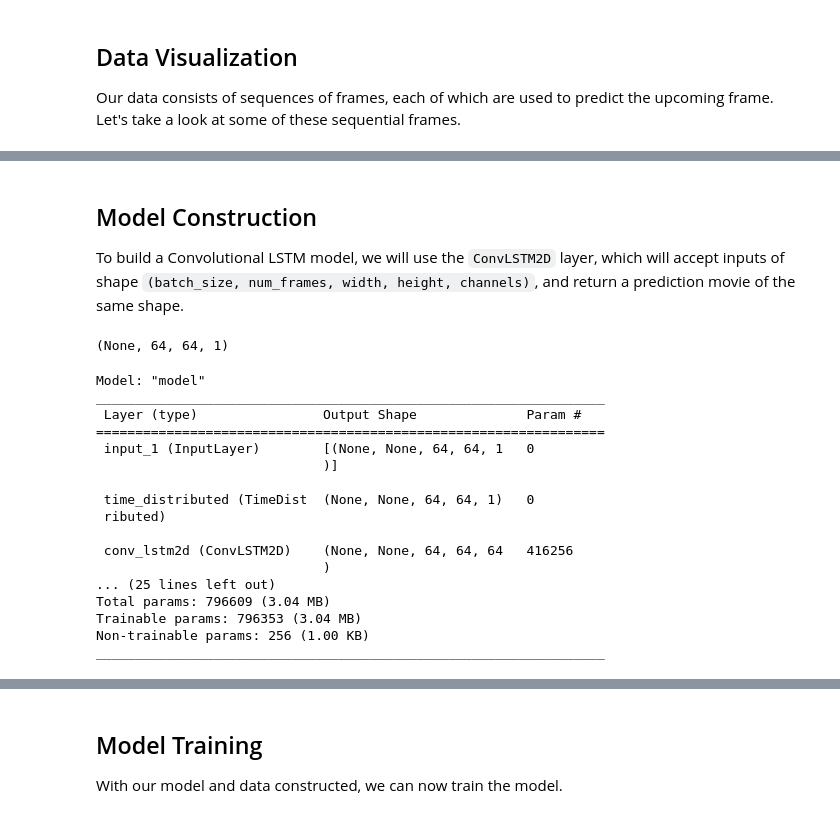
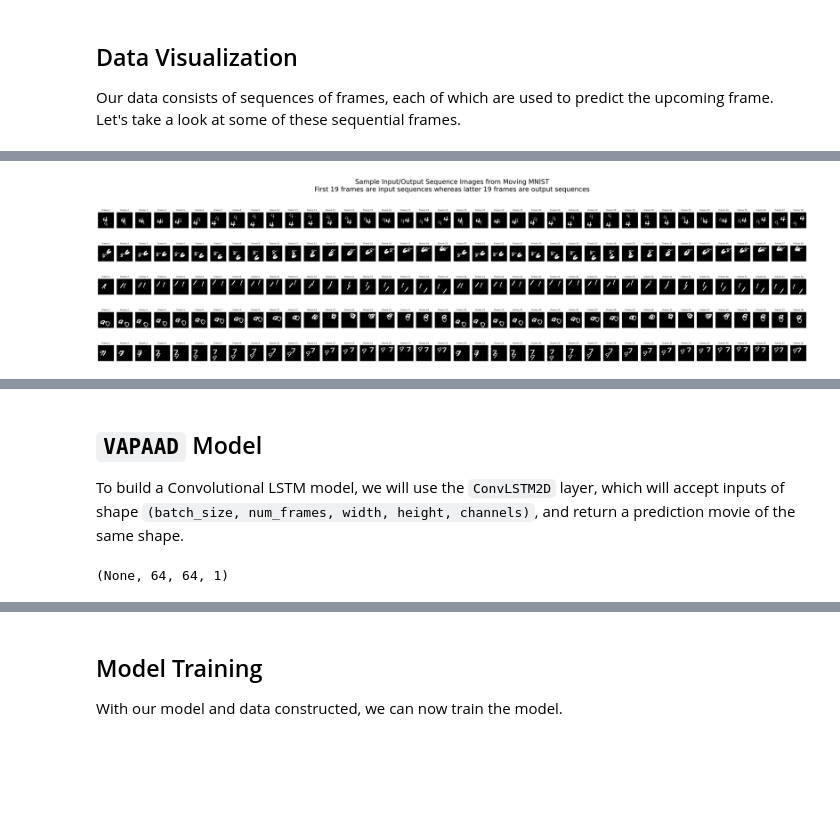
Before and after one commit to yiqiao-yin/WYNAssociates, a Jupyter notebook: docs/ref-deeplearning/ex11k - next frame prediction instruct-vapaad.ipynb, the cells around one changed output, grey strips where cells are left out. Saved outputs shown, nothing was run; the diff lists cells and outputs as text; code cells hidden in the pictures; blank space fills up the shorter version.

```diff
--- a/docs/ref-deeplearning/ex11k - next frame prediction instruct-vapaad.ipynb
+++ b/docs/ref-deeplearning/ex11k - next frame prediction instruct-vapaad.ipynb
@@ -127,0 +123,36 @@ Wall time: 983 ms
+# %%
+import matplotlib.pyplot as plt
+
+def plot_image_sequences(x_train, y_train, num_samples=5):
+    """
+    Plots sequences of input and output images for a number of samples, with titles.
+
+    Args:
+    x_train (np.ndarray): Input image sequences.
+    y_train (np.ndarray): Output image sequences.
+    num_samples (int): Number of samples to plot.
+    """
+    fig, axes = plt.subplots(num_samples, 38, figsize=(38, num_samples * 2))  # Adjusted figsize for title space
+    fig.suptitle("Sample Input/Output Sequence Images from Moving MNIST", fontsize=25, y=1.05)
+    plt.figtext(0.5, 1.01, "First 19 frames are input sequences whereas latter 19 frames are output sequences",
+                ha='center', fontsize=25, va='top')
+
+    for i in range(num_samples):
+        for j in range(19):  # Plot input images
+            axes[i, j].imshow(x_train[i, j, :, :, 0], cmap='gray')
+            axes[i, j].set_title(f'Frame {j + 1}', fontsize=8)
+            axes[i, j].axis('off')
+        for j in range(19):  # Plot output images
+            axes[i, j + 19].imshow(y_train[i, j, :, :, 0], cmap='gray')
+            axes[i, j + 19].set_title(f'Frame {j + 20}', fontsize=8)
+            axes[i, j + 19].axis('off')
+
+    plt.tight_layout()
+    plt.show()
+# %%
+%%time
+
+# Example usage
+plot_image_sequences(x_train, y_train)
+# %% [output]
+[figure, added]
@@ -128,7 +161,4 @@ Wall time: 983 ms
 # %% [markdown]
-## Model Construction
+## `VAPAAD` Model
 
-To build a Convolutional LSTM model, we will use the
-`ConvLSTM2D` layer, which will accept inputs of shape
-`(batch_size, num_frames, width, height, channels)`, and return
-a prediction movie of the same shape.
+To build a Convolutional LSTM model, we will use the `ConvLSTM2D` layer, which will accept inputs of shape `(batch_size, num_frames, width, height, channels)`, and return a prediction movie of the same shape.
@@ -224,27 +281,0 @@ model = vapaad(input_shape=(None, *x_train.shape[2:]))
-# %%
-# Compile the model
-model.compile(
-    optimizer='adam',
-    loss='mean_squared_error'
-)
-
-# Display the model summary
-model.summary()
-# %% [output]
-Model: "model"
-_________________________________________________________________
- Layer (type)                Output Shape              Param #
-=================================================================
- input_1 (InputLayer)        [(None, None, 64, 64, 1   0
-                             )]
-
- time_distributed (TimeDist  (None, None, 64, 64, 1)   0
- ributed)
-
- conv_lstm2d (ConvLSTM2D)    (None, None, 64, 64, 64   416256
-                             )
-... (25 lines left out)
-Total params: 796609 (3.04 MB)
-Trainable params: 796353 (3.04 MB)
-Non-trainable params: 256 (1.00 KB)
-_________________________________________________________________
```
Also changed, not shown: parts of 57 cells of this notebook, 7 other files.
